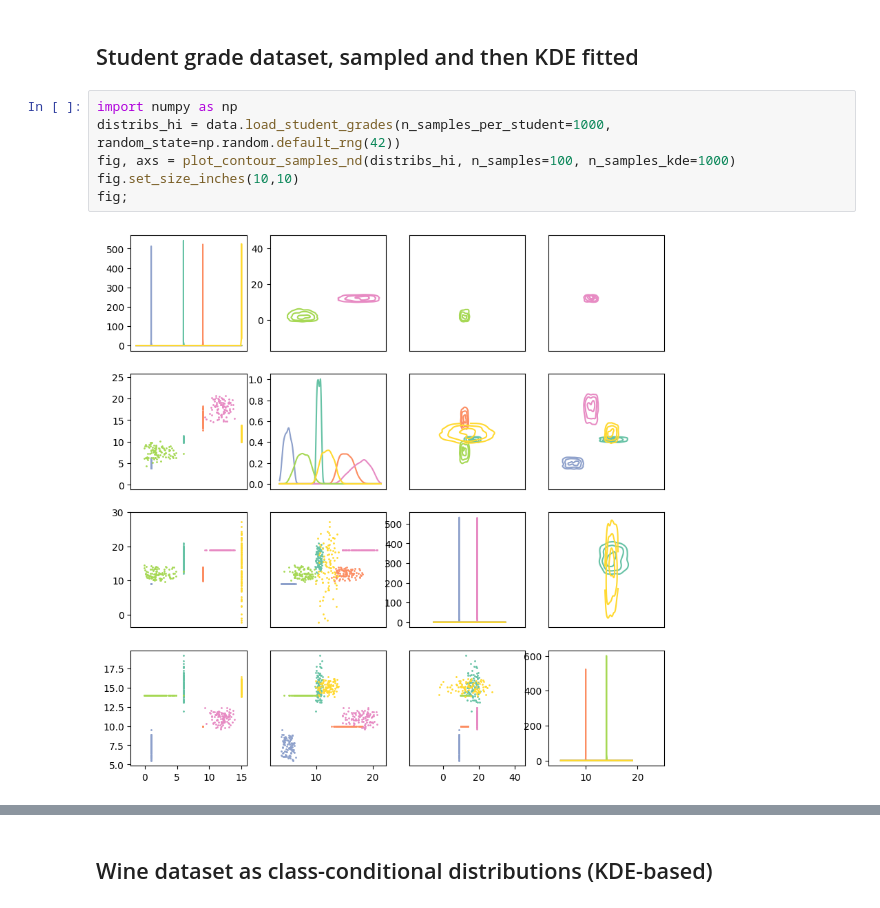
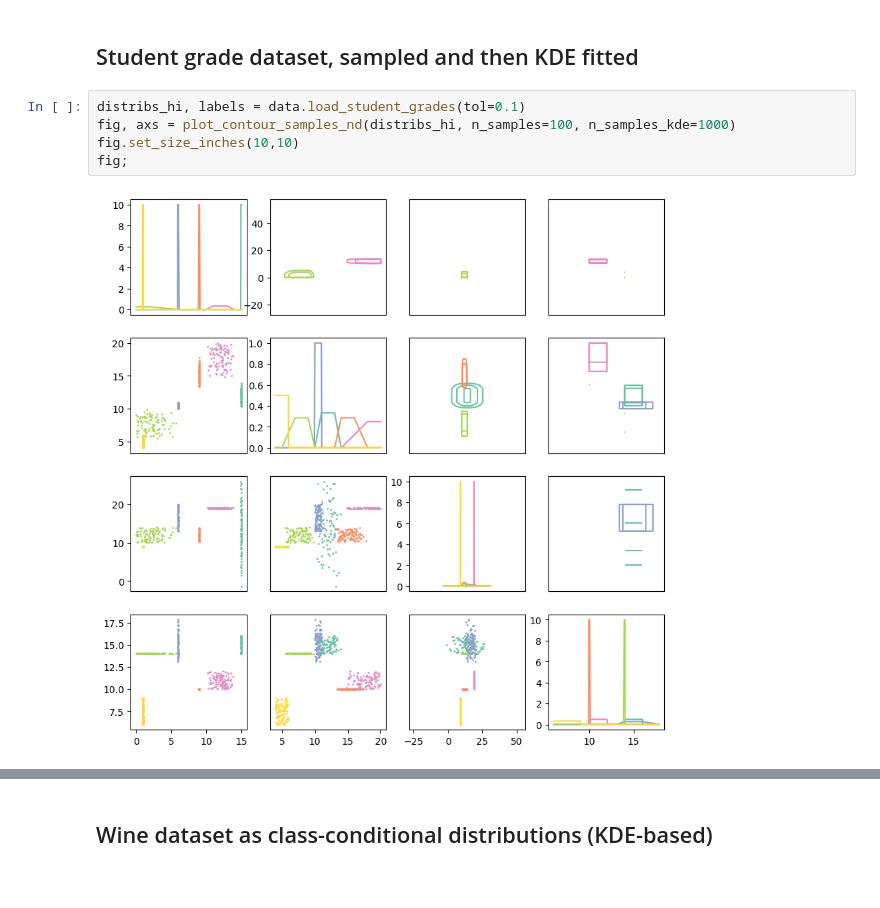
Before and after one commit to UniStuttgart-VISUS/uadapy, a Jupyter notebook: examples/datasets.ipynb, the cells around one changed output, grey strips where cells are left out. Saved outputs shown, nothing was run; the diff lists cells and outputs as text.

```diff
--- a/examples/datasets.ipynb
+++ b/examples/datasets.ipynb
@@ -32,11 +32,10 @@ fig, axs = plot_contour_bands(distribs_lo, show_plot=True)
 # %% [markdown]
 ## Student grade dataset, sampled and then KDE fitted
 # %%
-import numpy as np
-distribs_hi = data.load_student_grades(n_samples_per_student=1000, random_state=np.random.default_rng(42))
+distribs_hi, labels = data.load_student_grades(tol=0.1)
 fig, axs = plot_contour_samples_nd(distribs_hi, n_samples=100, n_samples_kde=1000)
 fig.set_size_inches(10,10)
 fig;
 # %% [output]
-[figure, old version]
+[figure, new version]
 # %%
```
Also changed, not shown: parts of 2 cells of this notebook, 2 other files.
